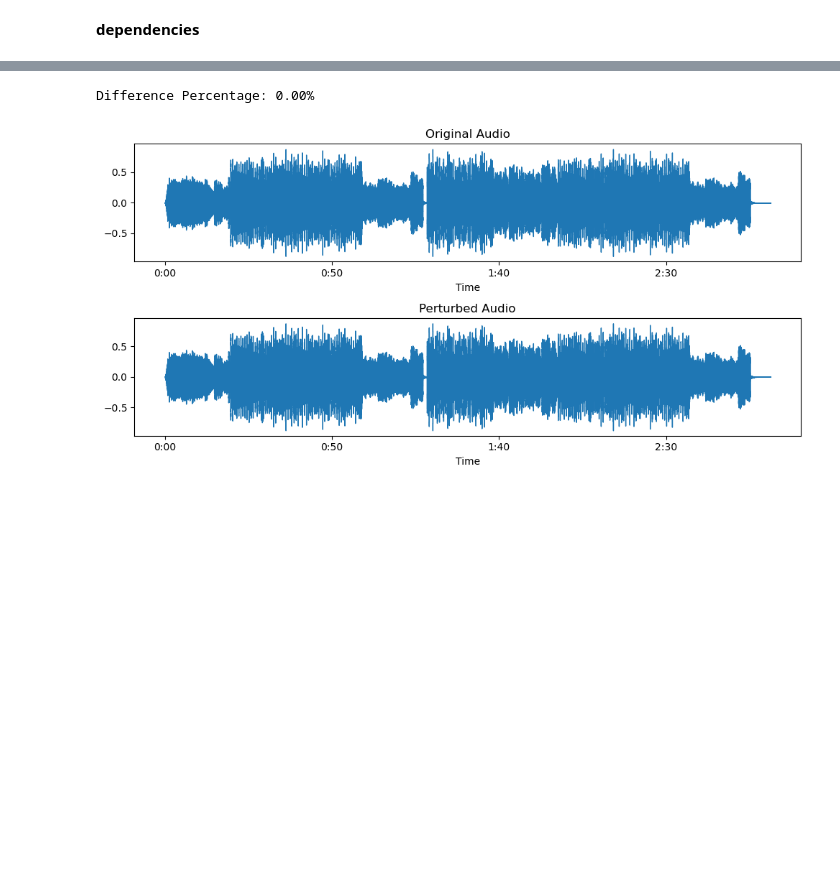
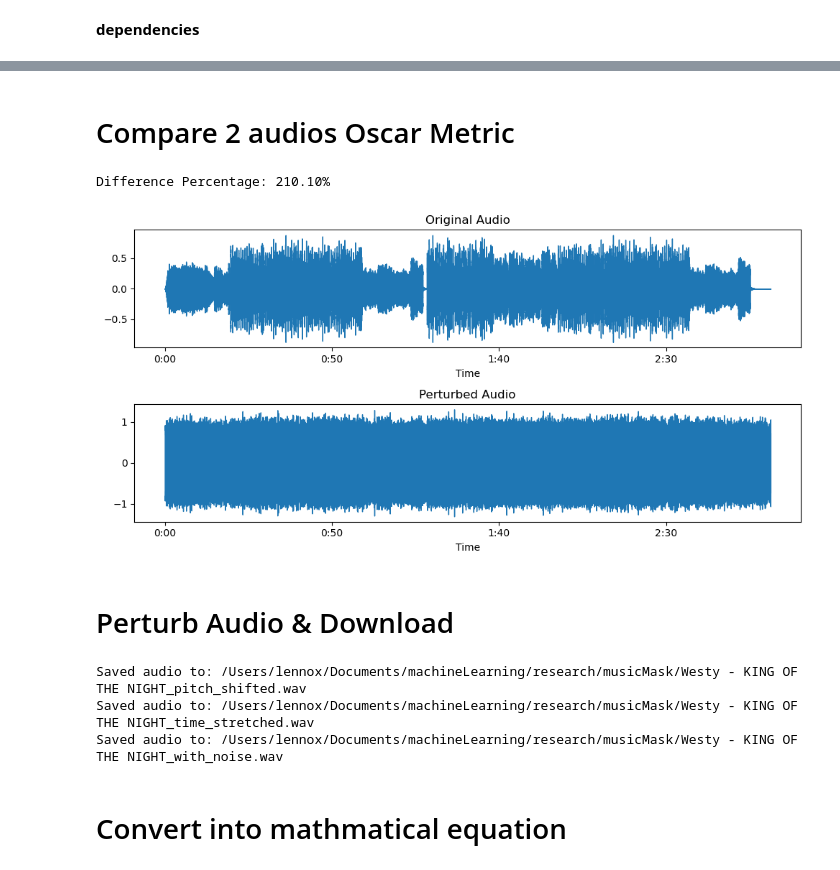
Before and after one commit to lennox55555/MIRAGE, a Jupyter notebook: research/metricTesting.ipynb, the cells around one changed output, grey strips where cells are left out. Drawn from its saved outputs; the diff is of its cells as text; code cells hidden in the pictures; blank space fills up the shorter version.

Commit message:
Added technical research

```diff
--- a/research/metricTesting.ipynb
+++ b/research/metricTesting.ipynb
@@ -23,3 +57,5 @@ Note: you may need to restart the kernel to use updated packages.
+# %% [markdown]
+# Compare 2 audios Oscar Metric
 # %%
 import librosa
 import numpy as np
@@ -54,33 +90,105 @@ def visualize_waveforms(original, perturbed, sr):
     librosa.display.waveshow(original, sr=sr)
 
     plt.subplot(2, 1, 2)
     plt.title("Perturbed Audio")
     librosa.display.waveshow(perturbed, sr=sr)
 
     plt.tight_layout()
     plt.show()
 
 # Function to compare and visualize differences
 def compare_audio(original_file, perturbed_file):
     # Load both audio files
     original, sr1 = load_audio(original_file)
     perturbed, sr2 = load_audio(perturbed_file)
 
     # Ensure both audios have the same sample rate
     assert sr1 == sr2, "Sample rates do not match!"
 
     # Calculate the difference percentage
     diff_percentage = calculate_difference_percentage(original, perturbed)
     print(f"Difference Percentage: {diff_percentage:.2f}%")
 
     # Visualize both waveforms
     visualize_waveforms(original, perturbed, sr1)
 
 # Example usage
 original_wav = '/Users/lennox/Documents/machineLearning/research/musicMask/Westy - KING OF THE NIGHT.wav'
-perturbed_wav = '/Users/lennox/Documents/machineLearning/research/musicMask/Westy - KING OF THE NIGHT.wav'
+perturbed_wav = '/Users/lennox/Documents/machineLearning/research/musicMask/Westy - KING OF THE NIGHT_with_noise.wav'
 
 compare_audio(original_wav, perturbed_wav)
 # %% [output]
-Difference Percentage: 0.00%
+Difference Percentage: 210.10%
-[figure, old version]
+[figure, new version]
+# %% [markdown]
+# Perturb Audio & Download
+# %%
+# Import required libraries
+import numpy as np
+import soundfile as sf
+import librosa
+import os
+
+# Load the WAV file
+def load_audio(file_path):
+    audio, sr = librosa.load(file_path, sr=None)
+    return audio, sr
+
+# Pitch shifting
+def perturb_pitch(audio, sr, pitch_shift):
+    return librosa.effects.pitch_shift(audio, sr=sr, n_steps=pitch_shift)
+
+# Time stretching
+def perturb_time(audio, sr, stretch_factor):
+    return librosa.effects.time_stretch(audio, rate=stretch_factor)
+
+# Adding white noise
+def perturb_noise(audio, noise_factor):
+    noise = np.random.randn(len(audio))
+    return audio + noise_factor * noise
+
+# Save audio
+def save_audio(audio, sr, file_path):
+    sf.write(file_path, audio, sr)
+    print(f"Saved audio to: {file_path}")
+
+# Perturb and save audio
+def perturb_and_save(file_path):
+    # Load audio
+    audio, sr = load_audio(file_path)
+
+    # Get the directory and filename without extension
+    dir_path = os.path.dirname(file_path)
+    base_name = os.path.splitext(os.path.basename(file_path))[0]
+
+    # Pitch shifted audio
+    pitch_shifted = perturb_pitch(audio, sr, pitch_shift=2)
+    pitch_shifted_path = os.path.join(dir_path, f"{base_name}_pitch_shifted.wav")
+    save_audio(pitch_shifted, sr, pitch_shifted_path)
+
+    # Time stretched audio
+    time_stretched = perturb_time(audio, sr, stretch_factor=1.2)
+    time_stretched_path = os.path.join(dir_path, f"{base_name}_time_stretched.wav")
+    save_audio(time_stretched, sr, time_stretched_path)
+
+    # Noisy audio
+    noisy = perturb_noise(audio, noise_factor=.01)
+    noisy_path = os.path.join(dir_path, f"{base_name}_with_noise.wav")
+    save_audio(noisy, sr, noisy_path)
+
+    return {
+        'original': (audio, sr, file_path),
+        'pitch_shifted': (pitch_shifted, sr, pitch_shifted_path),
+        'time_stretched': (time_stretched, sr, time_stretched_path),
+        'noisy': (noisy, sr, noisy_path)
+    }
+
+# Perturb and save audio files
+file_path = "/Users/lennox/Documents/machineLearning/research/musicMask/Westy - KING OF THE NIGHT.wav"  # Replace with your actual file path
+perturbed_files = perturb_and_save(file_path)
+# %% [output]
+Saved audio to: /Users/lennox/Documents/machineLearning/research/musicMask/Westy - KING OF THE NIGHT_pitch_shifted.wav
+Saved audio to: /Users/lennox/Documents/machineLearning/research/musicMask/Westy - KING OF THE NIGHT_time_stretched.wav
+Saved audio to: /Users/lennox/Documents/machineLearning/research/musicMask/Westy - KING OF THE NIGHT_with_noise.wav
+# %% [markdown]
+# Convert into mathmatical equation
```
Also changed, not shown: parts of 7 cells of this notebook.
